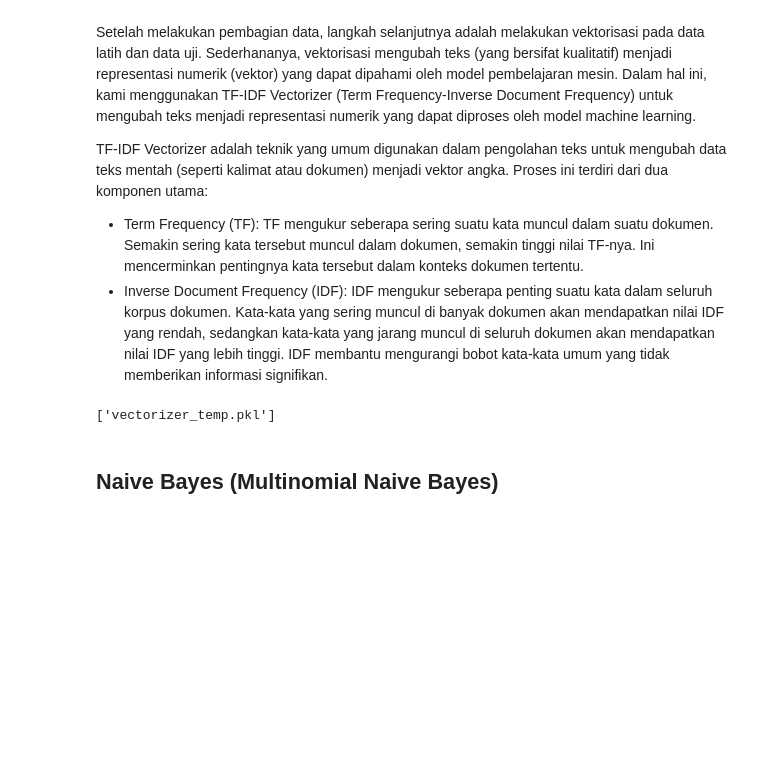
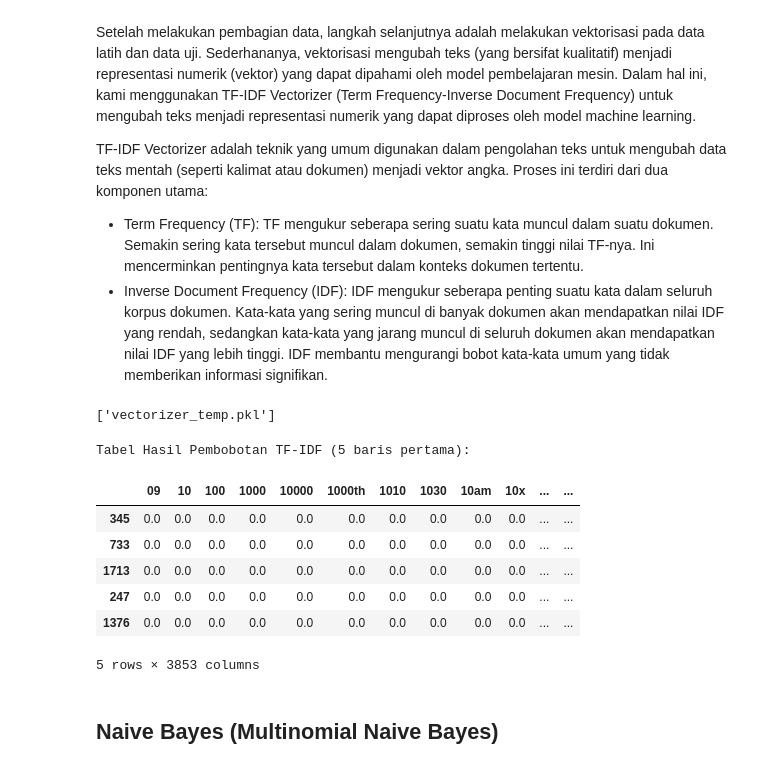
Before and after one commit to MaulanaHasyim/MaulanaHasyim, a Jupyter notebook: notebooks/Test Klasifikasi Suicide.ipynb, the cells around one changed output. Drawn from its saved outputs; the diff is of its cells as text; code cells hidden in the pictures; blank space fills up the shorter version.

```diff
--- a/notebooks/Test Klasifikasi Suicide.ipynb
+++ b/notebooks/Test Klasifikasi Suicide.ipynb
@@ -471,6 +471,20 @@ X_test_vect = vectorizer.transform(X_test)
 joblib.dump(vectorizer, 'vectorizer_temp.pkl')
 # %% [output]
 ['vectorizer_temp.pkl']
+# %%
+df_tfidf = pd.DataFrame(X_train_vect.toarray(), columns=vectorizer.get_feature_names_out(), index=X_train.index)
+
+print("Tabel Hasil Pembobotan TF-IDF (5 baris pertama):")
+display(df_tfidf.head())
+# %% [output]
+Tabel Hasil Pembobotan TF-IDF (5 baris pertama):
+|  | 09 | 10 | 100 | 1000 | 10000 | 1000th | 1010 | 1030 | 10am | 10x | ... | ... |
+| 345 | 0.0 | 0.0 | 0.0 | 0.0 | 0.0 | 0.0 | 0.0 | 0.0 | 0.0 | 0.0 | ... | ... |
+| 733 | 0.0 | 0.0 | 0.0 | 0.0 | 0.0 | 0.0 | 0.0 | 0.0 | 0.0 | 0.0 | ... | ... |
+| 1713 | 0.0 | 0.0 | 0.0 | 0.0 | 0.0 | 0.0 | 0.0 | 0.0 | 0.0 | 0.0 | ... | ... |
+| 247 | 0.0 | 0.0 | 0.0 | 0.0 | 0.0 | 0.0 | 0.0 | 0.0 | 0.0 | 0.0 | ... | ... |
+| 1376 | 0.0 | 0.0 | 0.0 | 0.0 | 0.0 | 0.0 | 0.0 | 0.0 | 0.0 | 0.0 | ... | ... |
+5 rows × 3853 columns
 # %% [markdown]
 ## **Naive Bayes (Multinomial Naive Bayes)**
 # %%
```
